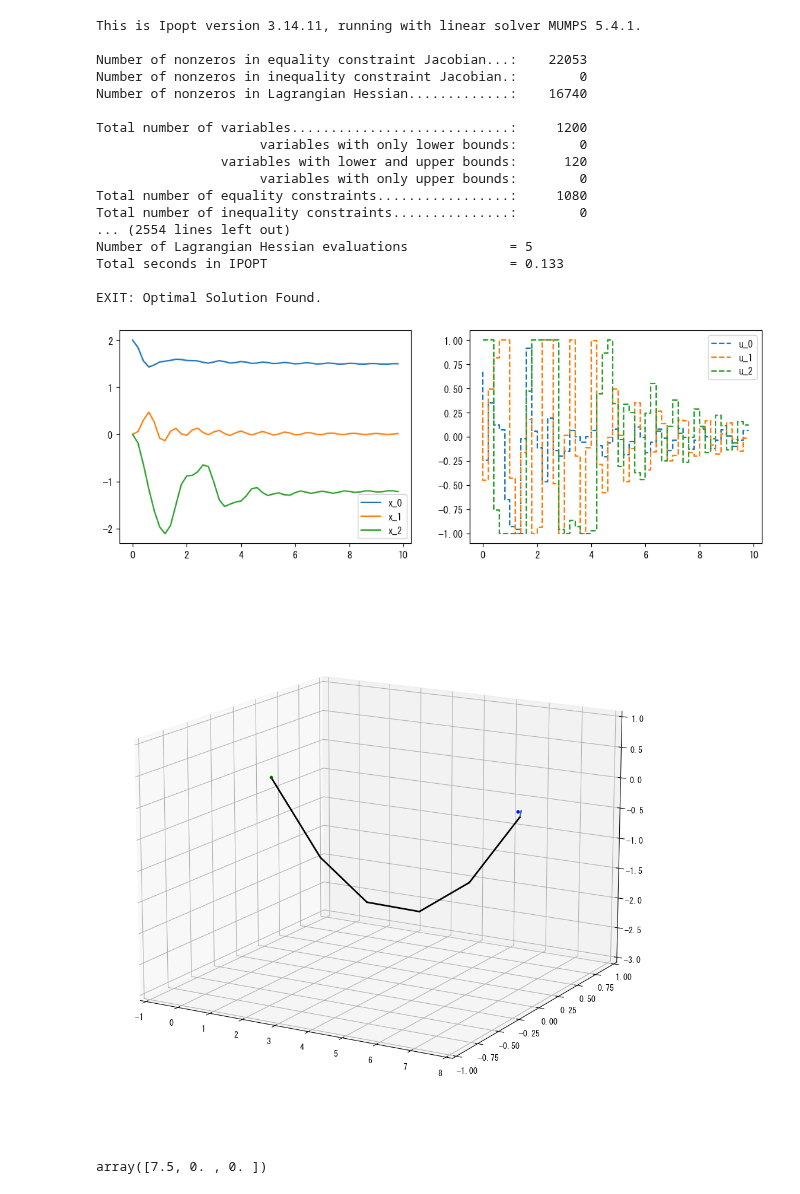
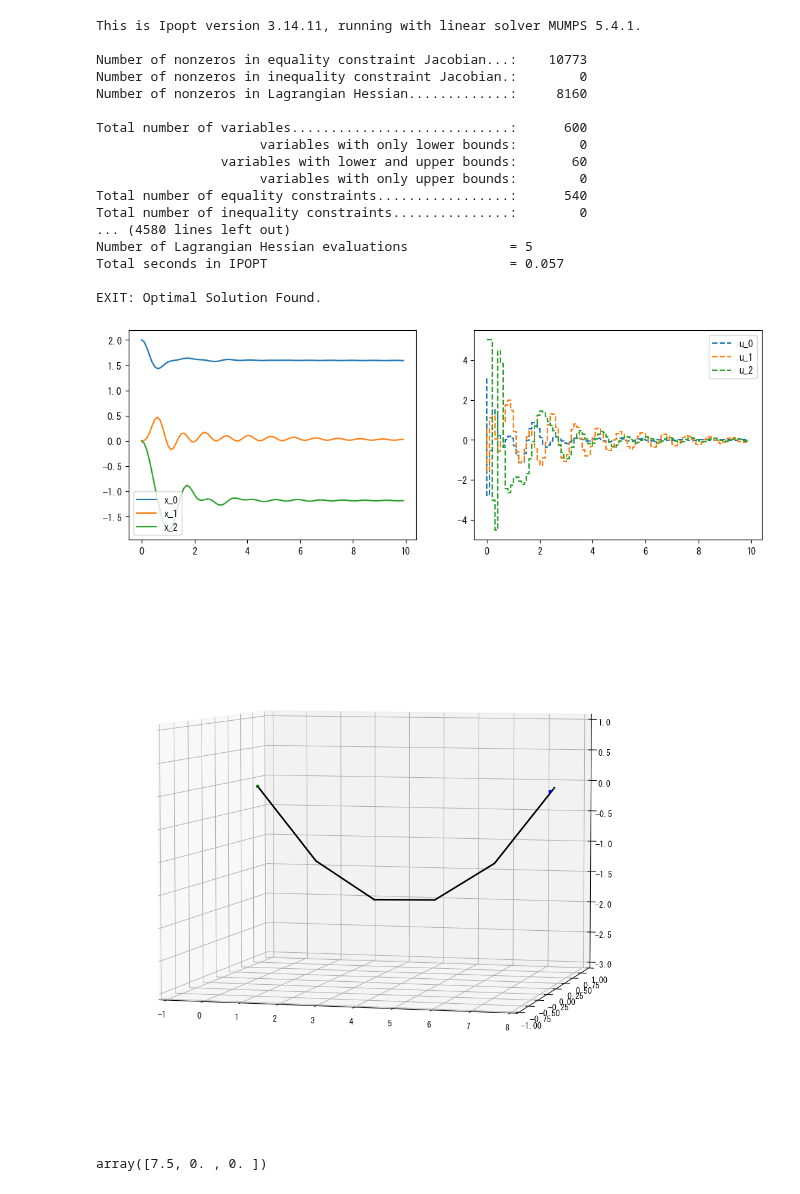
Before and after one commit to proxima-technology/casadi_mpc_nyuumon, a Jupyter notebook: src/chapter7_chain_of_masses.ipynb, the cells around one changed output. Saved outputs shown, nothing was run; the diff lists cells and outputs as text; code cells hidden in the pictures.

```diff
--- a/src/chapter7_chain_of_masses.ipynb
+++ b/src/chapter7_chain_of_masses.ipynb
@@ -37,17 +37,17 @@ Q_f = casadi.diag([0,0,0]*(ns-1)+[10,10,10]+[0,0,0]*(ns-1))
 R = casadi.diag([0.5,0.5,0.5])
 
 # 予測ホライズン等
-T = 8
-K = 40
+T = 2
+K = 20
 dt = T/K
 
 # 制約条件
 x_lb = [-np.inf]*nx
 x_ub = [np.inf]*nx
-u_lb = [-1]*nu
-u_ub = [1]*nu
+u_lb = [-5]*nu
+u_ub = [5]*nu
 
-x_ref = casadi.DM([0,0,0]*(ns-1)+[7.5,0,0]+[0,0,0]*(ns-1))
+x_ref = casadi.DM([0,0,0]*(ns-1)+[8,0,0]+[0,0,0]*(ns-1))
 
 total = nx*(K+1) + nu*K
 # %%
@@ -139,9 +139,10 @@ def make_nlp():
         G.append(eq)
     J += compute_final_cost(X[-1])
 
-    option = {'print_time':False,"verbose":False}
+    option = {'print_time':False}
     nlp = {"x":casadi.vertcat(*X,*U),"f":J,"g":casadi.vertcat(*G)}
     S = casadi.nlpsol("S","ipopt",nlp,option)
+    #S = casadi.nlpsol("S","qrsqp",nlp,option)
     return S
 # %%
 def compute_optimal_control(S,x_init,x0):
@@ -161,15 +162,19 @@ def compute_optimal_control(S,x_init,x0):
 # %%
 S = make_nlp()
 # %%
-np.random.seed(0)
-
-t_span = [0,15]
+t_span = [0,10]
 t_eval = np.arange(*t_span,dt)
+I = make_integrator()
 
 x_init = casadi.DM([2,0,0,3.5,0,0,5,0,0,6.5,0,0,8,0,0,0,0,0,0,3,0,0,0,0,0,0,0])
-x0 = casadi.DM(np.random.normal(size=total))
+x0 = [x_init]
+x_tmp = x_init
+for i in range(K):
+    x_tmp = I(x0=x_tmp)["xf"]
+    x0.append(x_tmp)
+u0 = casadi.DM.zeros(nu*K)
+x0 = casadi.vertcat(*x0,u0)
 
-I = make_integrator()
 
 X = [x_init]
 U = []
@@ -181,41 +186,41 @@ for t in t_eval:
     U.append(u_opt)
 
 X.pop()
 X = np.array(X).reshape(t_eval.size,nx)
 U = np.array(U).reshape(t_eval.size,nu)
 
 plt.figure(figsize=(12,4))
 
 plt.subplot(1,2,1)
 for k in range(3):
     plt.plot(t_eval,X[:,k],label=f"x_{k}")
 plt.legend()
 
 plt.subplot(1,2,2)
 for k in range(nu):
     plt.step(t_eval,U[:,k],linestyle="--",label=f"u_{k}")
 plt.legend()
 
 plt.show()
 # %% [output]
 This is Ipopt version 3.14.11, running with linear solver MUMPS 5.4.1.
 
-Number of nonzeros in equality constraint Jacobian...:    22053
+Number of nonzeros in equality constraint Jacobian...:    10773
 Number of nonzeros in inequality constraint Jacobian.:        0
-Number of nonzeros in Lagrangian Hessian.............:    16740
+Number of nonzeros in Lagrangian Hessian.............:     8160
 
-Total number of variables............................:     1200
+Total number of variables............................:      600
                      variables with only lower bounds:        0
-                variables with lower and upper bounds:      120
+                variables with lower and upper bounds:       60
                      variables with only upper bounds:        0
-Total number of equality constraints.................:     1080
+Total number of equality constraints.................:      540
 Total number of inequality constraints...............:        0
-... (2554 lines left out)
+... (4580 lines left out)
 Number of Lagrangian Hessian evaluations             = 5
-Total seconds in IPOPT                               = 0.133
+Total seconds in IPOPT                               = 0.057
 
 EXIT: Optimal Solution Found.
-[figure, old version]
+[figure, new version]
 # %%
 fig = plt.figure(figsize=(12,12))
 ax = fig.add_subplot(111,projection="3d")
@@ -229,12 +234,13 @@ def update_figure(i):
     y_lim_max = 1
     z_lim_min = -3
     z_lim_max = 1
+    u_scale = 3
 
     ax.cla()
     ax.set_xlim(x_lim_min, x_lim_max)
     ax.set_ylim(y_lim_min, y_lim_max)
     ax.set_zlim(z_lim_min, z_lim_max)
-    ax.view_init(elev=15)
+    ax.view_init(elev=5,azim=-75)
 
     points = X[i,:3*ns]
     points = np.concatenate([np.zeros(3),points])
@@ -243,7 +249,7 @@ def update_figure(i):
 
     ax.scatter(*points.T,color="black", s=2)
     ax.plot(*points.T, color='black', lw=2)
-    ax.quiver(*points[-1],*vel, length=1.0,normalize=False)
+    ax.quiver(*points[-1],*vel/u_scale, length=1.0,normalize=False)
 
     left = np.zeros(3)
     right = x_ref.full().ravel()[3*(ns-1):3*ns]
@@ -253,7 +259,7 @@ def update_figure(i):
 ani = FuncAnimation(fig, update_figure, frames=frames)
 ani.save("images/chap7_chain_of_mass.gif",writer="pillow",fps=fps)
 # %% [output]
-[figure, old version]
+[figure, new version]
 # %%
 # import glob
 # import natsort
```
Also changed, not shown: 7 other files.
